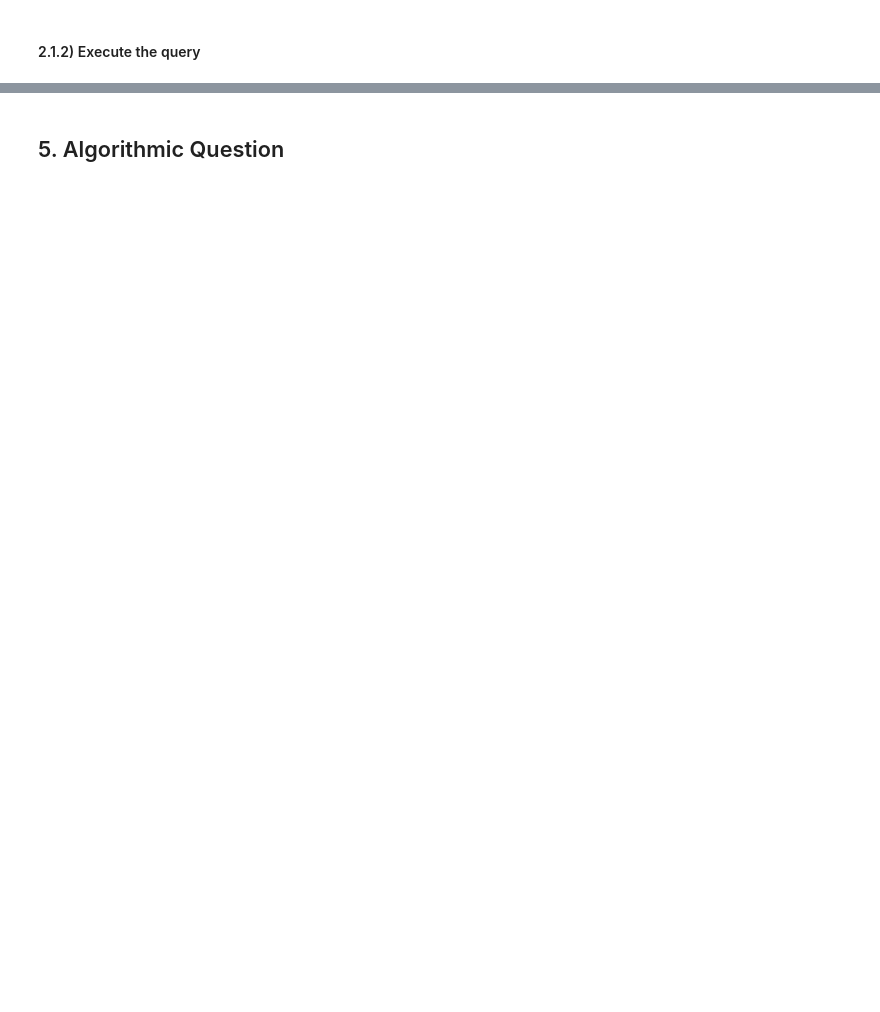
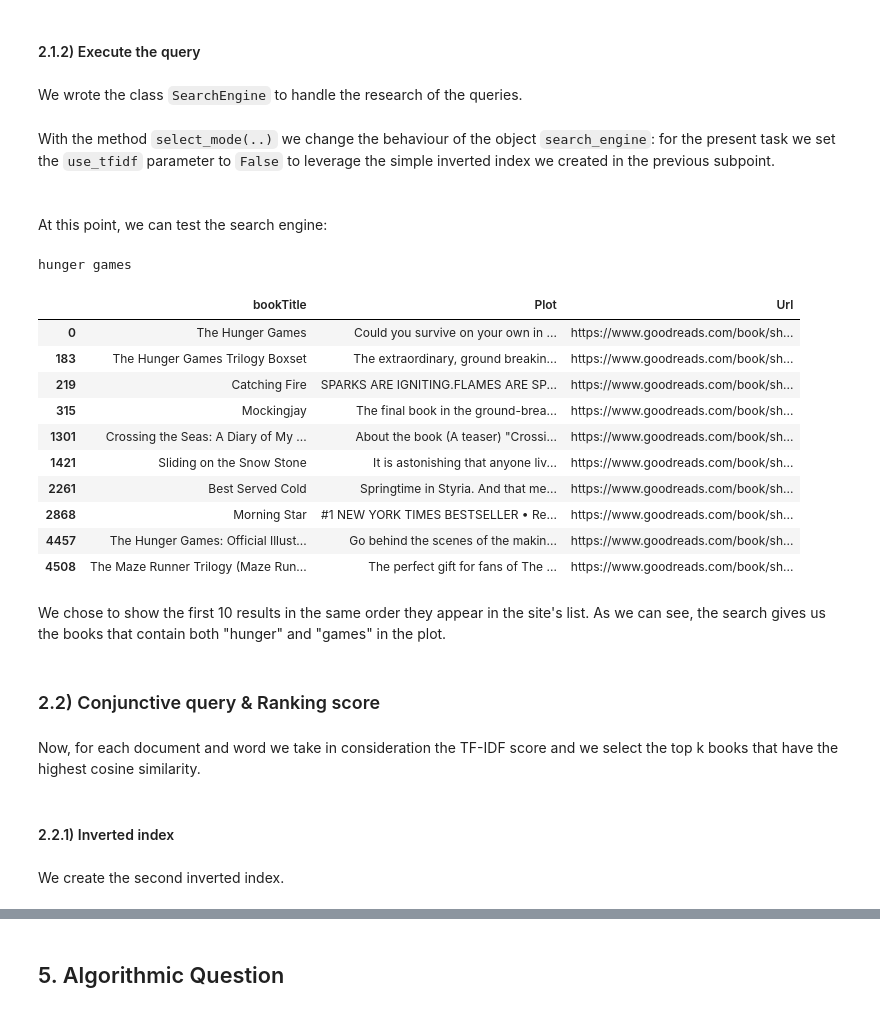
Before and after one commit to iyuele89/ADM-HW3, a Jupyter notebook: main_notebook.ipynb, the cells around one changed output, grey strips where cells are left out. Saved outputs shown, nothing was run; the diff lists cells and outputs as text; code cells hidden in the pictures; blank space fills up the shorter version.

```diff
--- a/main_notebook.ipynb
+++ b/main_notebook.ipynb
@@ -431,2 +324,4 @@ index_builder.save_inverted_index(dataset['file_num'])
 # %% [markdown]
 #### 2.1.2) Execute the query
+# %% [markdown]
+We wrote the class `SearchEngine` to handle the research of the queries.
@@ -432,0 +333,33 @@ index_builder.save_inverted_index(dataset['file_num'])
+# %% [markdown]
+With the method `select_mode(..)` we change the behaviour of the object `search_engine`: for the present task we set the `use_tfidf` parameter to `False` to leverage the simple inverted index we created in the previous subpoint.
+<br><br><br>
+At this point, we can test the search engine:
+# %%
+query = input()
+result = search_engine.search(query, dataset)
+# %% [output]
+hunger games
+# %%
+result
+# %% [output]
+|  | bookTitle | Plot | Url |
+| 0 | The Hunger Games | Could you survive on your own in ... | https://www.goodreads.com/book/sh... |
+| 183 | The Hunger Games Trilogy Boxset | The extraordinary, ground breakin... | https://www.goodreads.com/book/sh... |
+| 219 | Catching Fire | SPARKS ARE IGNITING.FLAMES ARE SP... | https://www.goodreads.com/book/sh... |
+| 315 | Mockingjay | The final book in the ground-brea... | https://www.goodreads.com/book/sh... |
+| 1301 | Crossing the Seas: A Diary of My ... | About the book (A teaser) "Crossi... | https://www.goodreads.com/book/sh... |
+| 1421 | Sliding on the Snow Stone | It is astonishing that anyone liv... | https://www.goodreads.com/book/sh... |
+| 2261 | Best Served Cold | Springtime in Styria. And that me... | https://www.goodreads.com/book/sh... |
+| 2868 | Morning Star | #1 NEW YORK TIMES BESTSELLER • Re... | https://www.goodreads.com/book/sh... |
+| 4457 | The Hunger Games: Official Illust... | Go behind the scenes of the makin... | https://www.goodreads.com/book/sh... |
+| 4508 | The Maze Runner Trilogy (Maze Run... | The perfect gift for fans of The ... | https://www.goodreads.com/book/sh... |
+# %% [markdown]
+We chose to show the first 10 results in the same order they appear in the site's list. As we can see, the search gives us the books that contain both "hunger" and "games" in the plot.
+# %% [markdown]
+### 2.2) Conjunctive query & Ranking score
+# %% [markdown]
+Now, for each document and word we take in consideration the TF-IDF score and we select the top k books that have the highest cosine similarity.
+# %% [markdown]
+#### 2.2.1) Inverted index
+# %% [markdown]
+We create the second inverted index.
```
Also changed, not shown: parts of 53 cells of this notebook.
